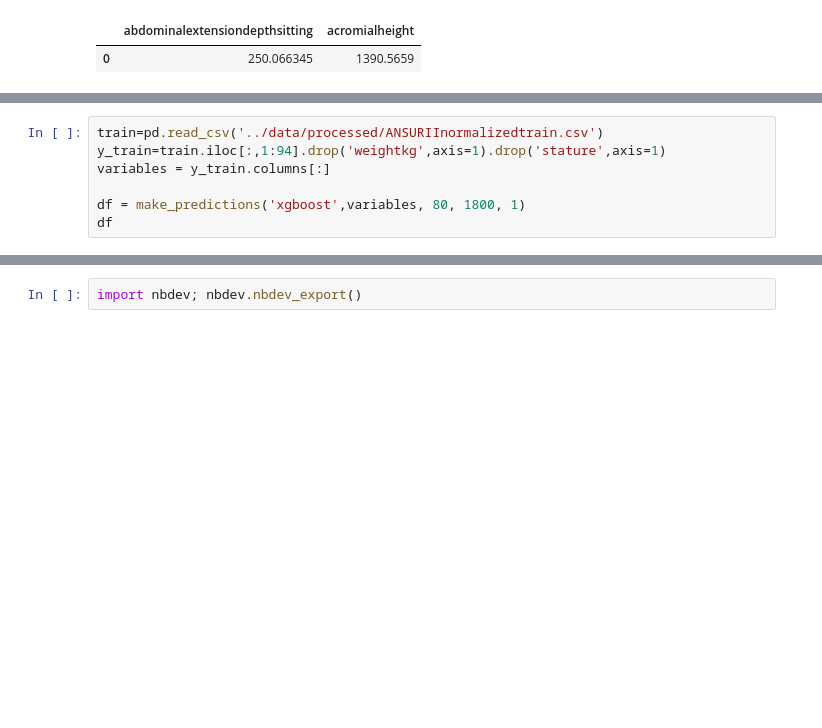
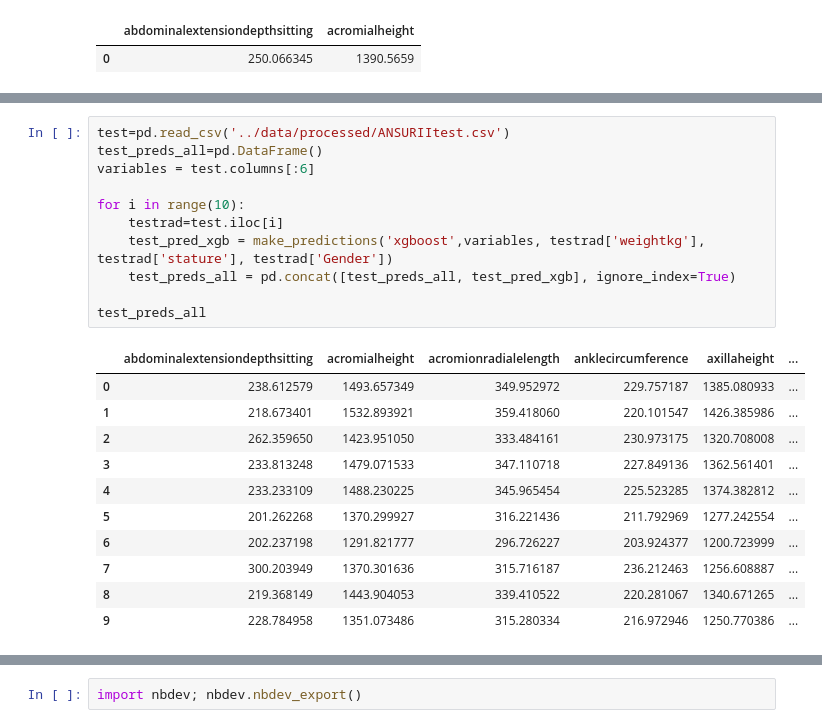
Before and after one commit to jobindjohn/anthromass, a Jupyter notebook: anthropmass/nbs/200_anthropometry.ipynb, the cells around one changed output, grey strips where cells are left out. Drawn from its saved outputs; the diff is of its cells as text; blank space fills up the shorter version.

Commit message:
non norm test train

```diff
--- a/anthropmass/nbs/200_anthropometry.ipynb
+++ b/anthropmass/nbs/200_anthropometry.ipynb
@@ -87,7 +82,23 @@ make_predictions('xgboost',['abdominalextensiondepthsitting','acromialheight','n
-# %%
-train=pd.read_csv('../data/processed/ANSURIInormalizedtrain.csv')
-y_train=train.iloc[:,1:94].drop('weightkg',axis=1).drop('stature',axis=1)
-variables = y_train.columns[:]
-
-df = make_predictions('xgboost',variables, 80, 1800, 1)
-df
+# %%
+test=pd.read_csv('../data/processed/ANSURIItest.csv')
+test_preds_all=pd.DataFrame()
+variables = test.columns[:6]
+
+for i in range(10):
+    testrad=test.iloc[i]
+    test_pred_xgb = make_predictions('xgboost',variables, testrad['weightkg'], testrad['stature'], testrad['Gender'])
+    test_preds_all = pd.concat([test_preds_all, test_pred_xgb], ignore_index=True)
+
+test_preds_all
+# %% [output]
+|  | abdominalextensiondepthsitting | acromialheight | acromionradialelength | anklecircumference | axillaheight | ... |
+| 0 | 238.612579 | 1493.657349 | 349.952972 | 229.757187 | 1385.080933 | ... |
+| 1 | 218.673401 | 1532.893921 | 359.418060 | 220.101547 | 1426.385986 | ... |
+| 2 | 262.359650 | 1423.951050 | 333.484161 | 230.973175 | 1320.708008 | ... |
+| 3 | 233.813248 | 1479.071533 | 347.110718 | 227.849136 | 1362.561401 | ... |
+| 4 | 233.233109 | 1488.230225 | 345.965454 | 225.523285 | 1374.382812 | ... |
+| 5 | 201.262268 | 1370.299927 | 316.221436 | 211.792969 | 1277.242554 | ... |
+| 6 | 202.237198 | 1291.821777 | 296.726227 | 203.924377 | 1200.723999 | ... |
+| 7 | 300.203949 | 1370.301636 | 315.716187 | 236.212463 | 1256.608887 | ... |
+| 8 | 219.368149 | 1443.904053 | 339.410522 | 220.281067 | 1340.671265 | ... |
+| 9 | 228.784958 | 1351.073486 | 315.280334 | 216.972946 | 1250.770386 | ... |
```
Also changed, not shown: parts of 5 cells of this notebook, 5 other files.
